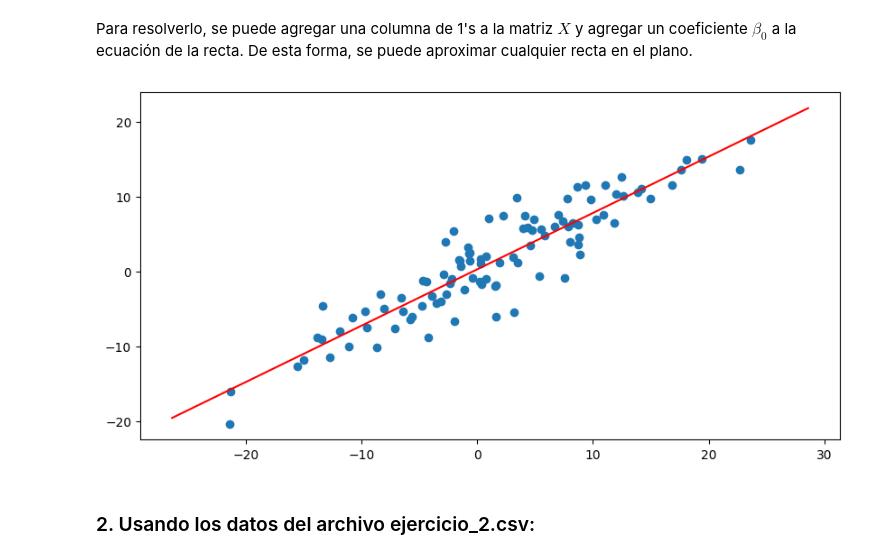
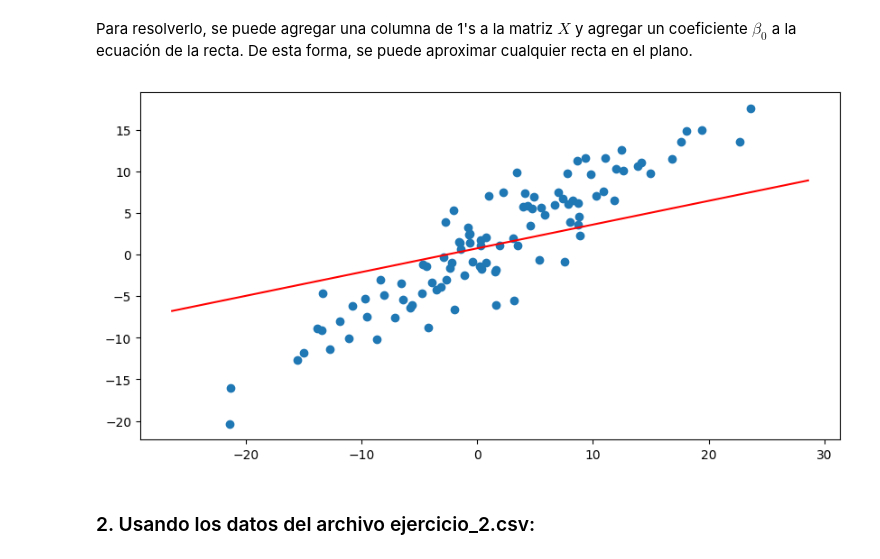
Before and after one commit to IgnacioPardo/Metodos_TP1, a Jupyter notebook: TP1.ipynb, the cells around one changed output. Saved outputs shown, nothing was run; the diff lists cells and outputs as text; code cells hidden in the pictures.

Commit message:
fix(regression): Ej 3. ones column

```diff
--- a/TP1.ipynb
+++ b/TP1.ipynb
@@ -318,27 +318,37 @@ d) ¿Cómo se podría extender el modelo para poder aproximar cualquier recta en
 # %% [markdown]
 Para resolverlo, se puede agregar una columna de 1's a la matriz $X$ y agregar un coeficiente $\beta_0$ a la ecuación de la recta. De esta forma, se puede aproximar cualquier recta en el plano.
 # %%
+def ones_column(X: np.ndarray) -> np.ndarray:
+    """
+    Args:
+        X (np.ndarray): X values
+
+    Returns:
+        np.ndarray: X with 1s in the first column
+    """
+    ones = np.ones((X.shape[0], 1))
+    return np.concatenate((ones, X), axis=1)
+
 def linear_regression_ones(X: np.ndarray, y: np.ndarray) -> np.ndarray:
     """
     Args:
         X (np.ndarray): X values
         y (np.ndarray): y values
 
     Returns:
         np.ndarray: B values for the linear regression, B = (X^T X)^-1 X^T y, with 1s in the first column
     """
-    ones = np.ones((X.shape[0], 1))
-    X = np.concatenate((X, ones), axis=1)
+    X = ones_column(X)
     X_t = X.T
     X_t_X = np.dot(X_t, X)
     X_t_X_inv = np.linalg.inv(X_t_X)
     X_t_X_inv_X_t = np.dot(X_t_X_inv, X_t)
     B = np.dot(X_t_X_inv_X_t, y)
     return B
 
 plot_regression_line(X, y, linear_regression_ones)
 # %% [output]
-[figure, old version]
+[figure, new version]
 # %% [markdown]
 ### 2. Usando los datos del archivo ejercicio_2.csv:
 # %% [markdown]
```
Also changed, not shown: parts of 7 cells of this notebook.
